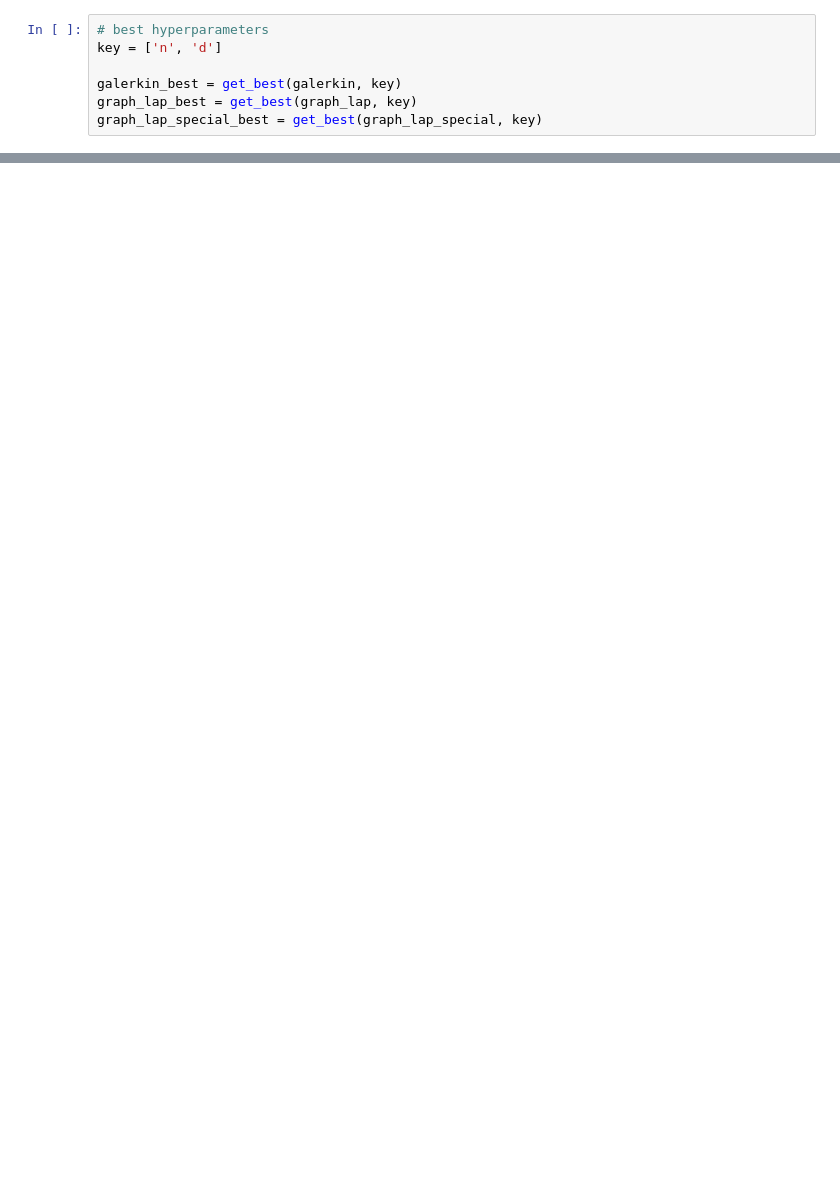
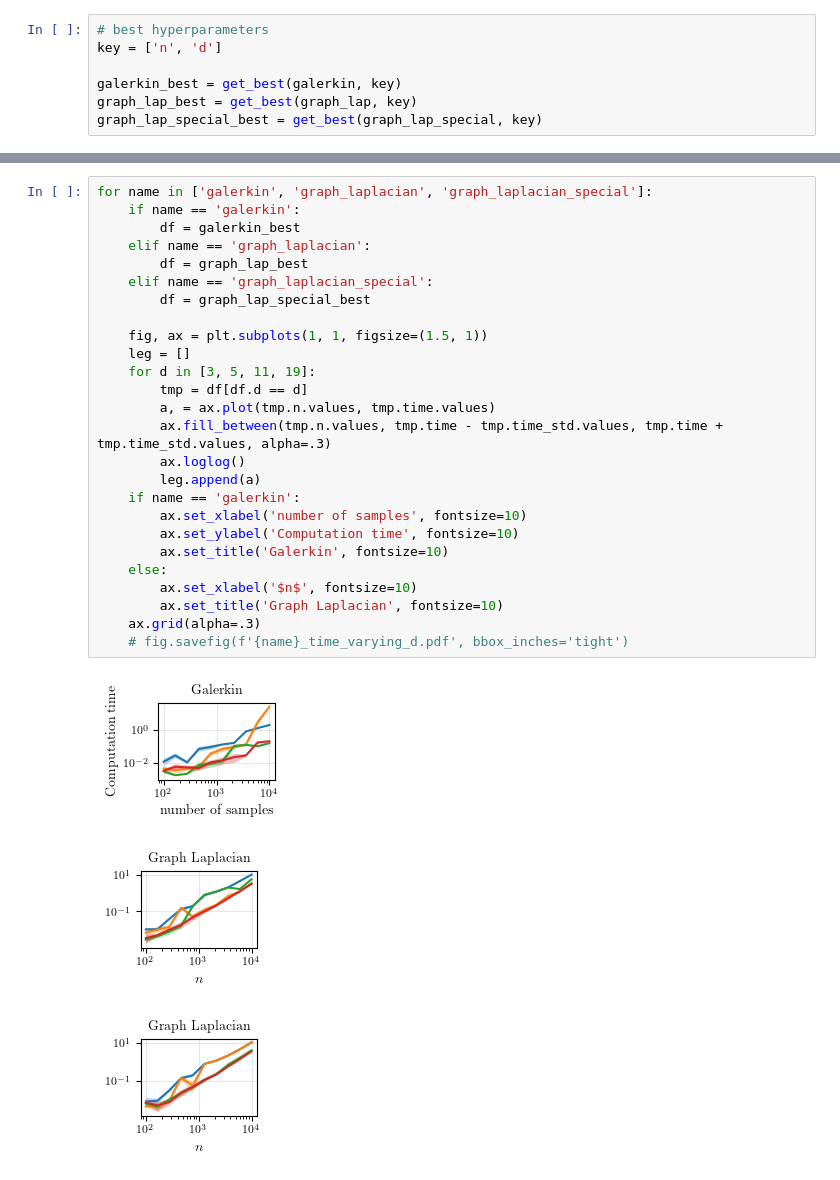
Before and after one commit to VivienCabannes/laplacian, a Jupyter notebook: grid/grid_res.ipynb, the cells around one changed output, grey strips where cells are left out. Saved outputs shown, nothing was run; the diff lists cells and outputs as text; blank space fills up the shorter version.

```diff
--- a/grid/grid_res.ipynb
+++ b/grid/grid_res.ipynb
@@ -99,0 +138,30 @@ dtype: object
+# %%
+for name in ['galerkin', 'graph_laplacian', 'graph_laplacian_special']:
+    if name == 'galerkin':
+        df = galerkin_best
+    elif name == 'graph_laplacian':
+        df = graph_lap_best
+    elif name == 'graph_laplacian_special':
+        df = graph_lap_special_best
+
+    fig, ax = plt.subplots(1, 1, figsize=(1.5, 1))
+    leg = []
+    for d in [3, 5, 11, 19]:
+        tmp = df[df.d == d]
+        a, = ax.plot(tmp.n.values, tmp.time.values)
+        ax.fill_between(tmp.n.values, tmp.time - tmp.time_std.values, tmp.time + tmp.time_std.values, alpha=.3)
+        ax.loglog()
+        leg.append(a)
+    if name == 'galerkin':
+        ax.set_xlabel('number of samples', fontsize=10)
+        ax.set_ylabel('Computation time', fontsize=10)
+        ax.set_title('Galerkin', fontsize=10)
+    else:
+        ax.set_xlabel('$n$', fontsize=10)
+        ax.set_title('Graph Laplacian', fontsize=10)
+    ax.grid(alpha=.3)
+    # fig.savefig(f'{name}_time_varying_d.pdf', bbox_inches='tight')
+# %% [output]
+[figure, added]
+[figure, added]
+[figure, added]
```
Also changed, not shown: parts of 24 cells of this notebook, 4 other files.
